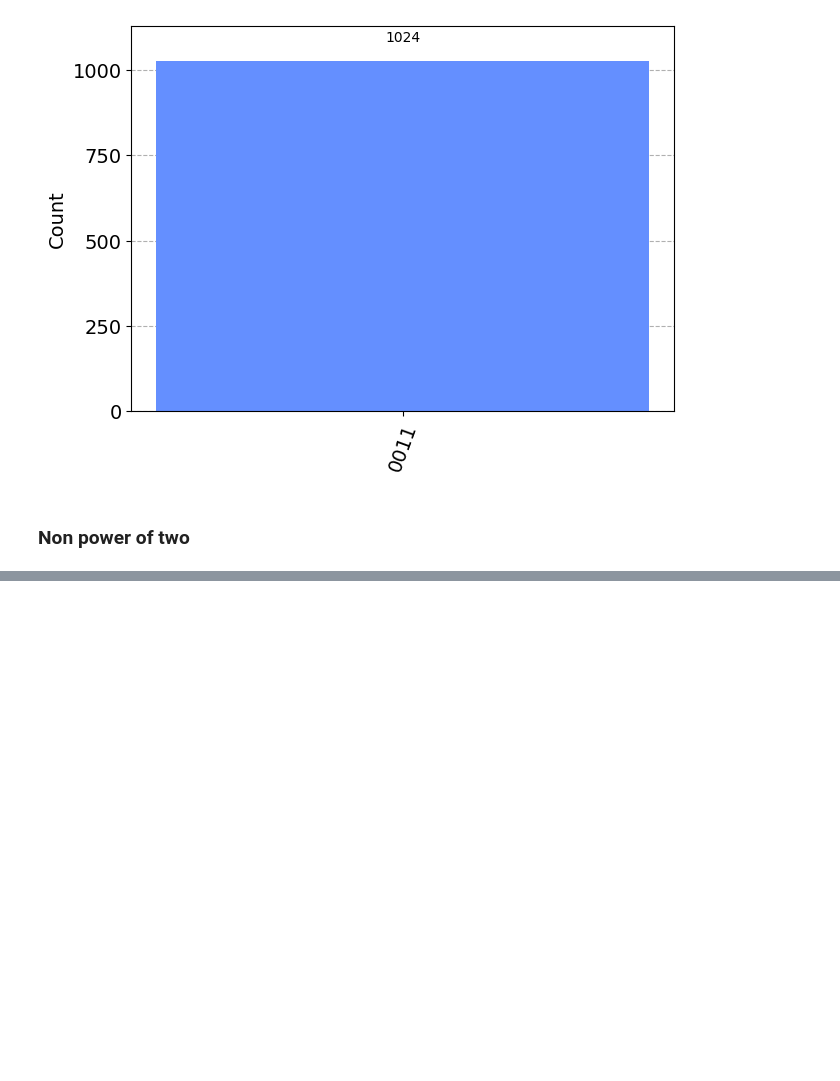
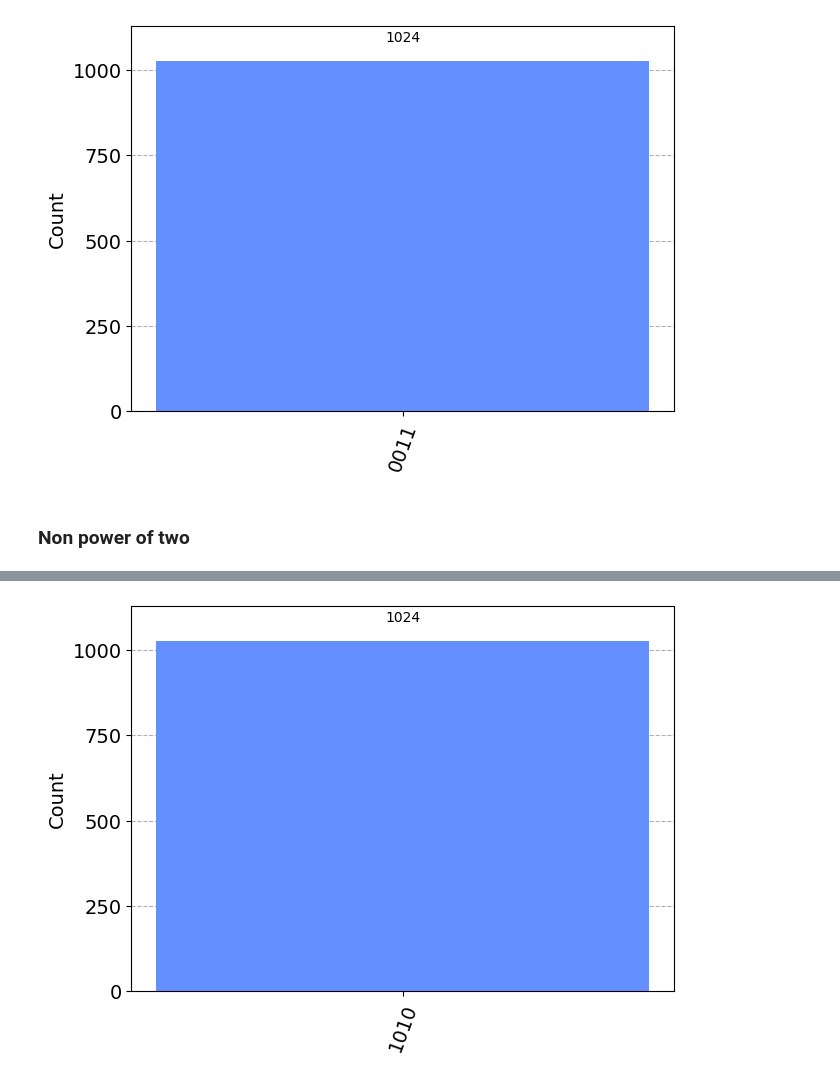
Before and after one commit to ugo-nzongani/phd, a Jupyter notebook: quantum_walks/shift_operators/Shunt decomposition.ipynb, the cells around one changed output, grey strips where cells are left out. Drawn from its saved outputs; the diff is of its cells as text; code cells hidden in the pictures; blank space fills up the shorter version.

```diff
--- a/quantum_walks/shift_operators/Shunt decomposition.ipynb
+++ b/quantum_walks/shift_operators/Shunt decomposition.ipynb
@@ -129,0 +382,5 @@ plot_histogram(res)
+# %%
+res = run_qc(qc,n_times=1024)
+plot_histogram(res)
+# %% [output]
+[figure, added]
```
Also changed, not shown: parts of 4 cells of this notebook.
